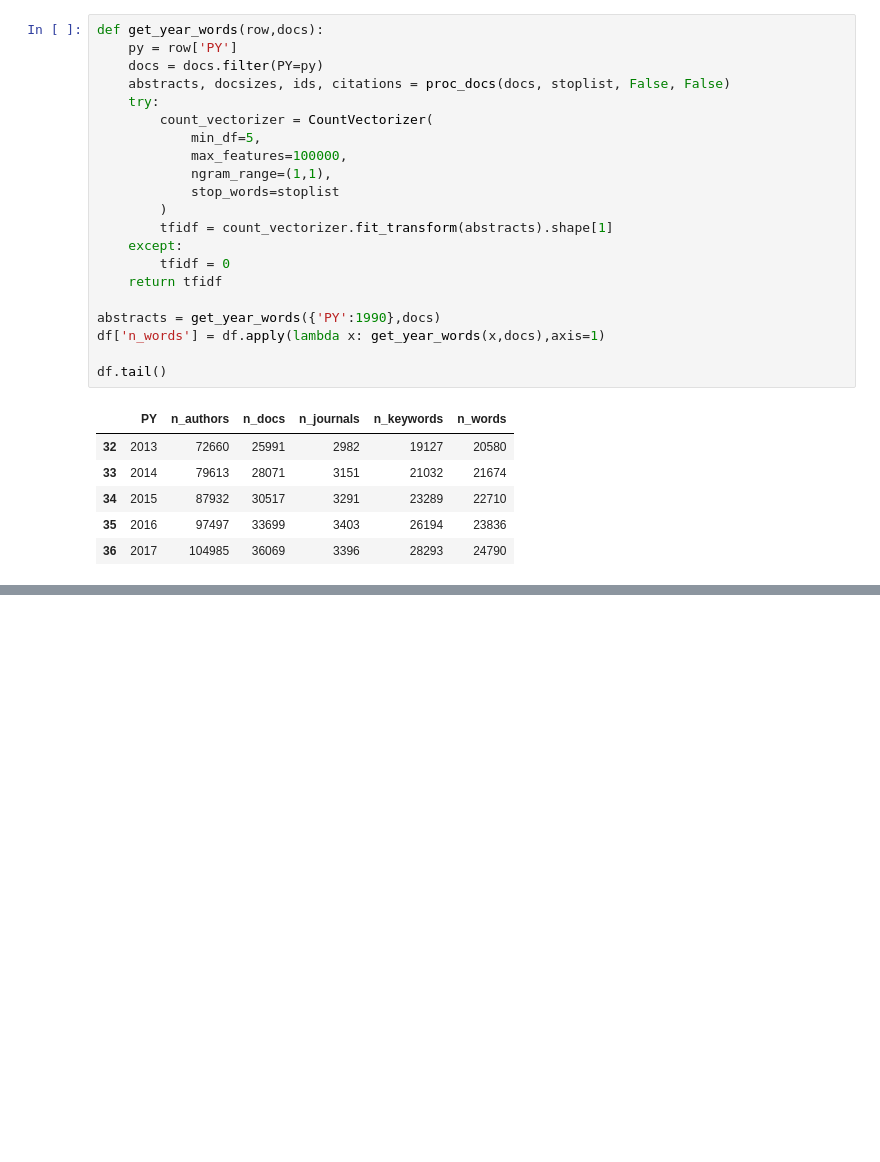
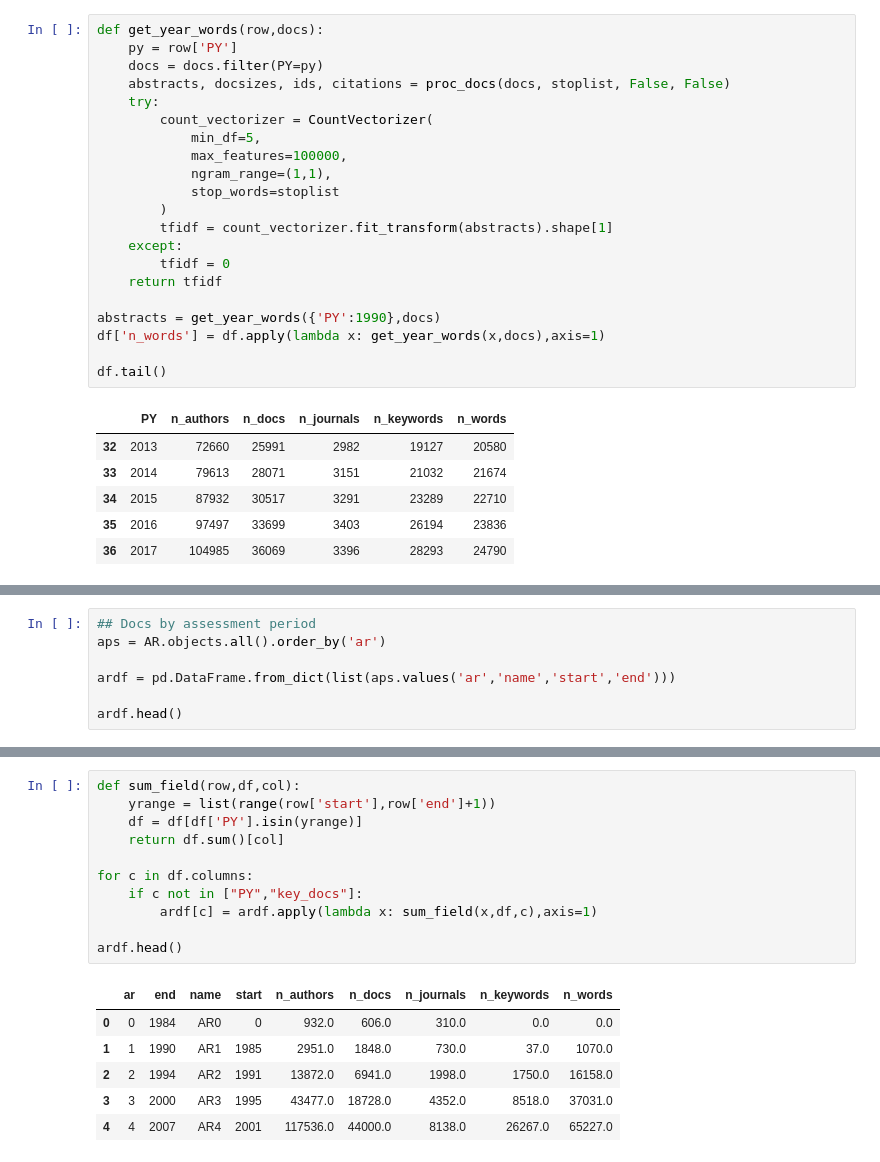
Before and after one commit to mcallaghan/big_literature, a Jupyter notebook: py/vs.ipynb, the cells around one changed output, grey strips where cells are left out. Cells and saved outputs as stored; diff of their text form; blank space fills up the shorter version.

```diff
--- a/py/vs.ipynb
+++ b/py/vs.ipynb
@@ -105,0 +107,7 @@ plt.show()
+# %%
+## Docs by assessment period
+aps = AR.objects.all().order_by('ar')
+
+ardf = pd.DataFrame.from_dict(list(aps.values('ar','name','start','end')))
+
+ardf.head()
@@ -105,0 +121,18 @@ plt.show()
+# %%
+def sum_field(row,df,col):
+    yrange = list(range(row['start'],row['end']+1))
+    df = df[df['PY'].isin(yrange)]
+    return df.sum()[col]
+
+for c in df.columns:
+    if c not in ["PY","key_docs"]:
+        ardf[c] = ardf.apply(lambda x: sum_field(x,df,c),axis=1)
+
+ardf.head()
+# %% [output]
+|  | ar | end | name | start | n_authors | n_docs | n_journals | n_keywords | n_words |
+| 0 | 0 | 1984 | AR0 | 0 | 932.0 | 606.0 | 310.0 | 0.0 | 0.0 |
+| 1 | 1 | 1990 | AR1 | 1985 | 2951.0 | 1848.0 | 730.0 | 37.0 | 1070.0 |
+| 2 | 2 | 1994 | AR2 | 1991 | 13872.0 | 6941.0 | 1998.0 | 1750.0 | 16158.0 |
+| 3 | 3 | 2000 | AR3 | 1995 | 43477.0 | 18728.0 | 4352.0 | 8518.0 | 37031.0 |
+| 4 | 4 | 2007 | AR4 | 2001 | 117536.0 | 44000.0 | 8138.0 | 26267.0 | 65227.0 |
```
Also changed, not shown: parts of 6 cells of this notebook, 1 other file.
